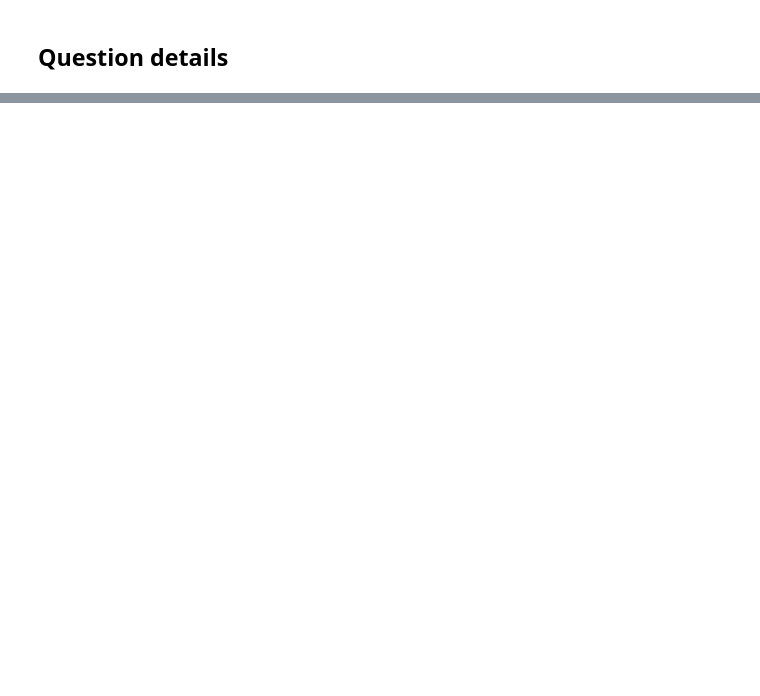
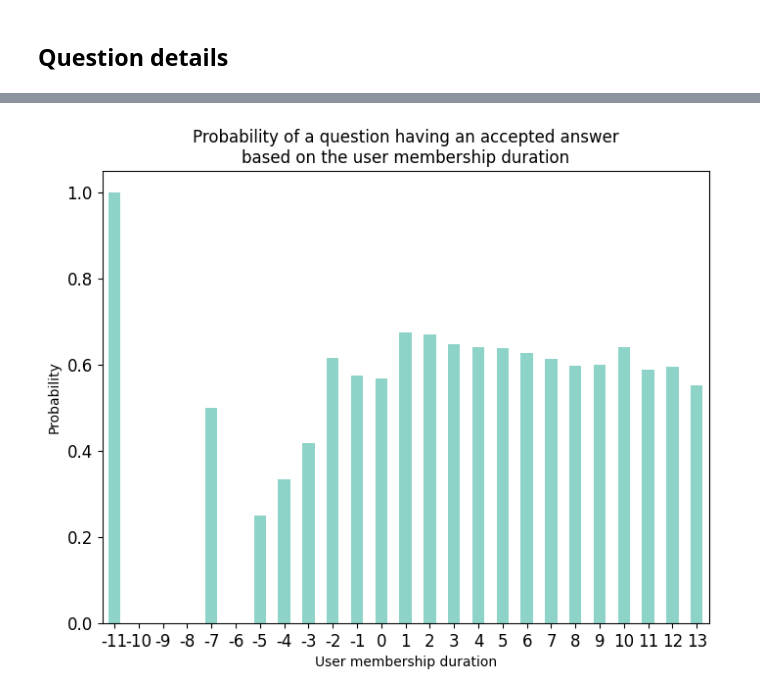
Before and after one commit to KMChris/bigdata, a Jupyter notebook: statistics.ipynb, the cells around one changed output, grey strips where cells are left out. Drawn from its saved outputs; the diff is of its cells as text; code cells hidden in the pictures; blank space fills up the shorter version.

```diff
--- a/statistics.ipynb
+++ b/statistics.ipynb
@@ -131,0 +153,14 @@ plt.show()
+# %%
+# Probability of a question having an accepted answer based on the user membership duration
+questions = questions.join(users.select("_Id", "_CreationDate"), col("posts._OwnerUserId") == col("users._Id")).drop("_Id") \
+    .withColumn("membership_duration", expr("(posts._CreationDate - users._CreationDate)/31536000").cast('integer'))
+# %%
+questions.groupBy("membership_duration").agg({"accepted": "avg"}).orderBy("membership_duration").toPandas() \
+         .plot.bar(x="membership_duration", y="avg(accepted)",
+                   title="Probability of a question having an accepted answer\n"
+                         "based on the user membership duration",
+                   figsize=(8, 6), rot=0, legend=False, fontsize=12, colormap='Set3',
+                   xlabel="User membership duration", ylabel="Probability")
+plt.show()
+# %% [output]
+[figure, added]
```
Also changed, not shown: parts of 15 cells of this notebook.
